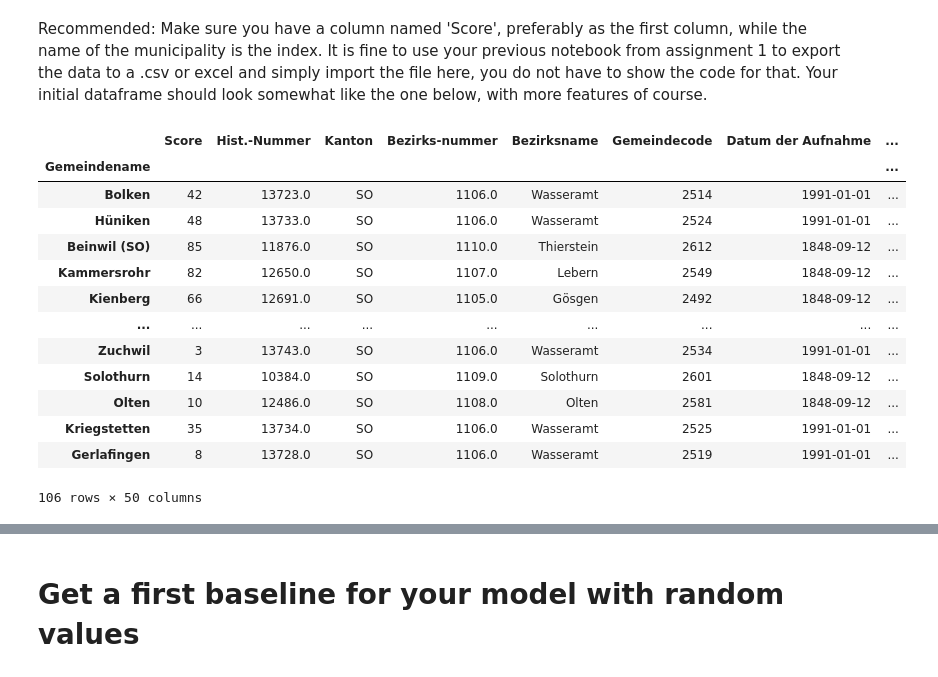
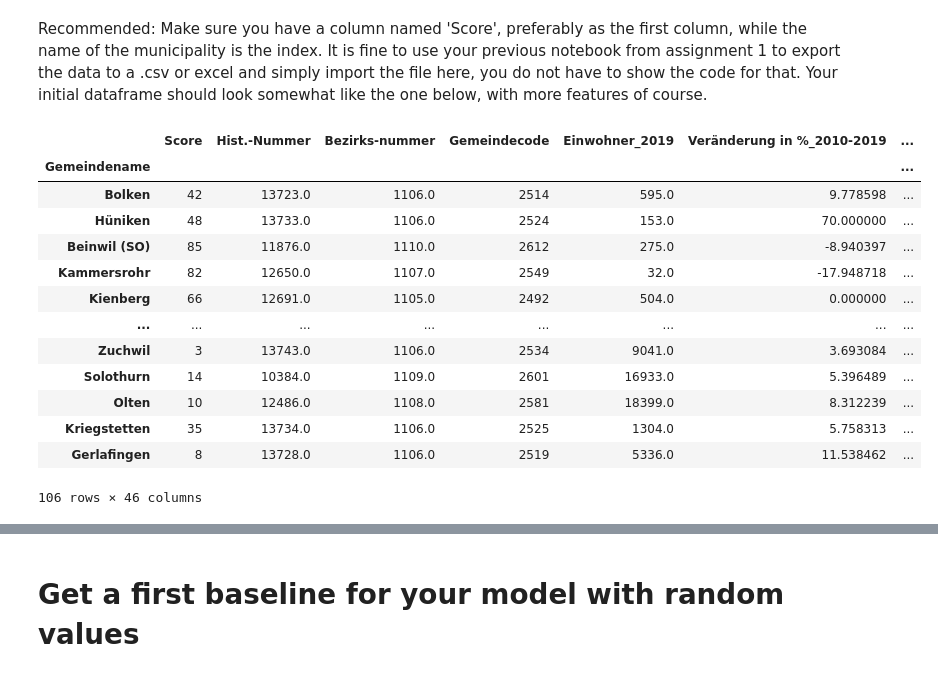
Before and after one commit to benajakuhn/dawrAssignment2, a Jupyter notebook: assignment2.ipynb, the cells around one changed output, grey strips where cells are left out. Cells and saved outputs as stored; diff of their text form; code cells hidden in the pictures.

Commit message:
added data and changes from the ipynb from laptop

```diff
--- a/assignment2.ipynb
+++ b/assignment2.ipynb
@@ -90,24 +90,31 @@ def createBaselineRandom(df, predict_column):
 # Load Data
 # %% [markdown]
 Recommended: Make sure you have a column named 'Score', preferably as the first column, while the name of the municipality is the index. It is fine to use your previous notebook from assignment 1 to export the data to a .csv or excel and simply import the file here, you do not have to show the code for that. Your initial dataframe should look somewhat like the one below, with more features of course.
-# %%
-df = pd.read_pickle("data/merged_data.pkl")
-df
-# %% [output]
-|  | Score | Hist.-Nummer | Kanton | Bezirks-nummer | Bezirksname | Gemeindecode | Datum der Aufnahme | ... |
-| Gemeindename |  |  |  |  |  |  |  | ... |
-| Bolken | 42 | 13723.0 | SO | 1106.0 | Wasseramt | 2514 | 1991-01-01 | ... |
-| Hüniken | 48 | 13733.0 | SO | 1106.0 | Wasseramt | 2524 | 1991-01-01 | ... |
-| Beinwil (SO) | 85 | 11876.0 | SO | 1110.0 | Thierstein | 2612 | 1848-09-12 | ... |
-| Kammersrohr | 82 | 12650.0 | SO | 1107.0 | Lebern | 2549 | 1848-09-12 | ... |
-| Kienberg | 66 | 12691.0 | SO | 1105.0 | Gösgen | 2492 | 1848-09-12 | ... |
-| ... | ... | ... | ... | ... | ... | ... | ... | ... |
-| Zuchwil | 3 | 13743.0 | SO | 1106.0 | Wasseramt | 2534 | 1991-01-01 | ... |
-| Solothurn | 14 | 10384.0 | SO | 1109.0 | Solothurn | 2601 | 1848-09-12 | ... |
-| Olten | 10 | 12486.0 | SO | 1108.0 | Olten | 2581 | 1848-09-12 | ... |
-| Kriegstetten | 35 | 13734.0 | SO | 1106.0 | Wasseramt | 2525 | 1991-01-01 | ... |
-| Gerlafingen | 8 | 13728.0 | SO | 1106.0 | Wasseramt | 2519 | 1991-01-01 | ... |
-106 rows × 50 columns
+# %%
+df = pd.read_pickle("data/merged_data.pkl")
+
+# remove the Bezirksname, Kanton, PdA/Sol._2019 and Datum der Aufnahme column
+df.drop(columns=['Bezirksname', 'Kanton', 'PdA/Sol._2019', 'Datum der Aufnahme'], inplace=True)
+
+# replace all values that are "X" with 0
+df.replace("X", 0, inplace=True)
+
+df
+# %% [output]
+|  | Score | Hist.-Nummer | Bezirks-nummer | Gemeindecode | Einwohner_2019 | Veränderung in %_2010-2019 | ... |
+| Gemeindename |  |  |  |  |  |  | ... |
+| Bolken | 42 | 13723.0 | 1106.0 | 2514 | 595.0 | 9.778598 | ... |
+| Hüniken | 48 | 13733.0 | 1106.0 | 2524 | 153.0 | 70.000000 | ... |
+| Beinwil (SO) | 85 | 11876.0 | 1110.0 | 2612 | 275.0 | -8.940397 | ... |
+| Kammersrohr | 82 | 12650.0 | 1107.0 | 2549 | 32.0 | -17.948718 | ... |
+| Kienberg | 66 | 12691.0 | 1105.0 | 2492 | 504.0 | 0.000000 | ... |
+| ... | ... | ... | ... | ... | ... | ... | ... |
+| Zuchwil | 3 | 13743.0 | 1106.0 | 2534 | 9041.0 | 3.693084 | ... |
+| Solothurn | 14 | 10384.0 | 1109.0 | 2601 | 16933.0 | 5.396489 | ... |
+| Olten | 10 | 12486.0 | 1108.0 | 2581 | 18399.0 | 8.312239 | ... |
+| Kriegstetten | 35 | 13734.0 | 1106.0 | 2525 | 1304.0 | 5.758313 | ... |
+| Gerlafingen | 8 | 13728.0 | 1106.0 | 2519 | 5336.0 | 11.538462 | ... |
+106 rows × 46 columns
 # %% [markdown]
 These are the features that were used to create the original ranking in Assignment 1. Make sure these features are not in your dataset from now on.
 **TODO: Please write down your original features here!**
```
Also changed, not shown: parts of 2 cells of this notebook, 1 other file.
